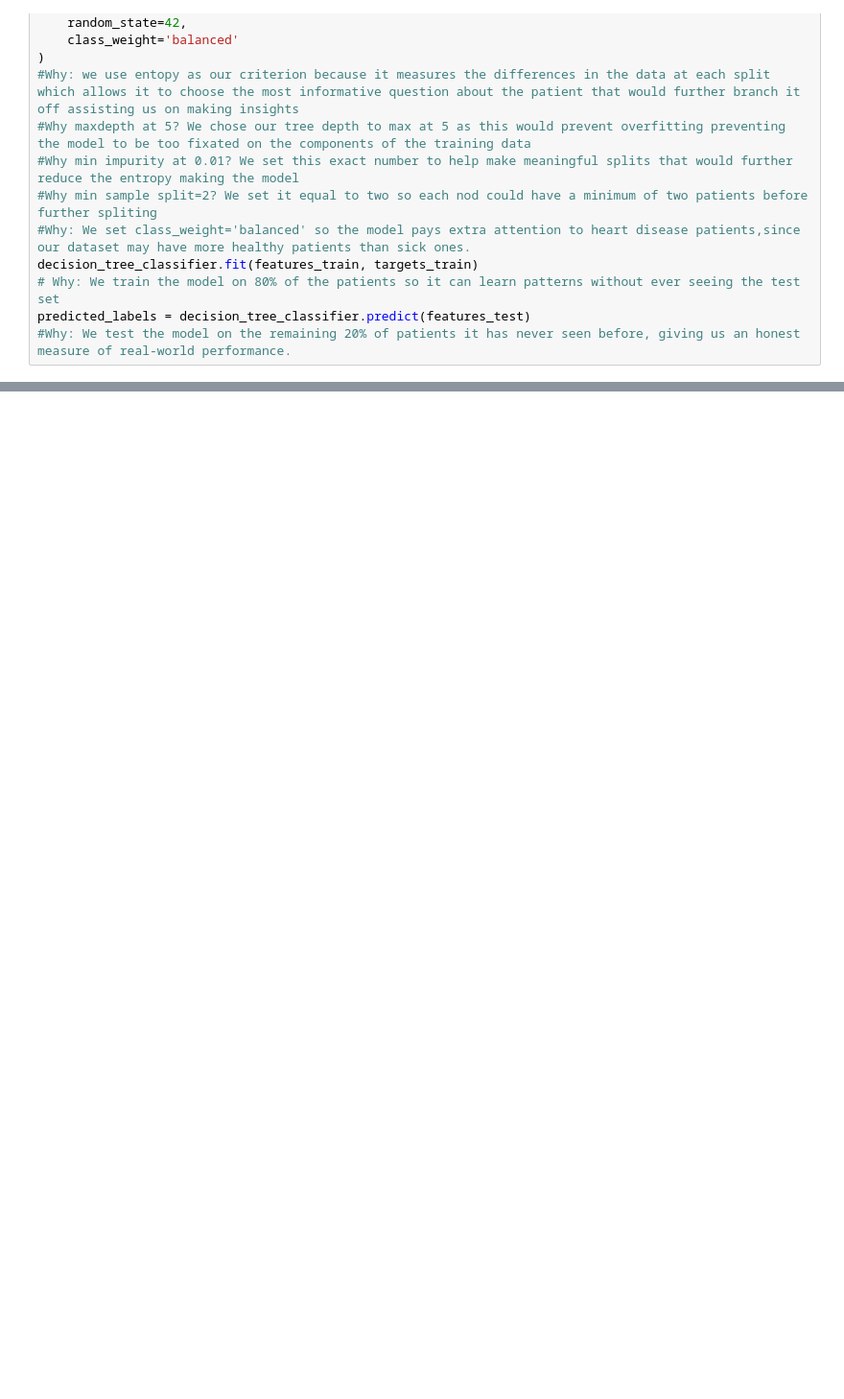
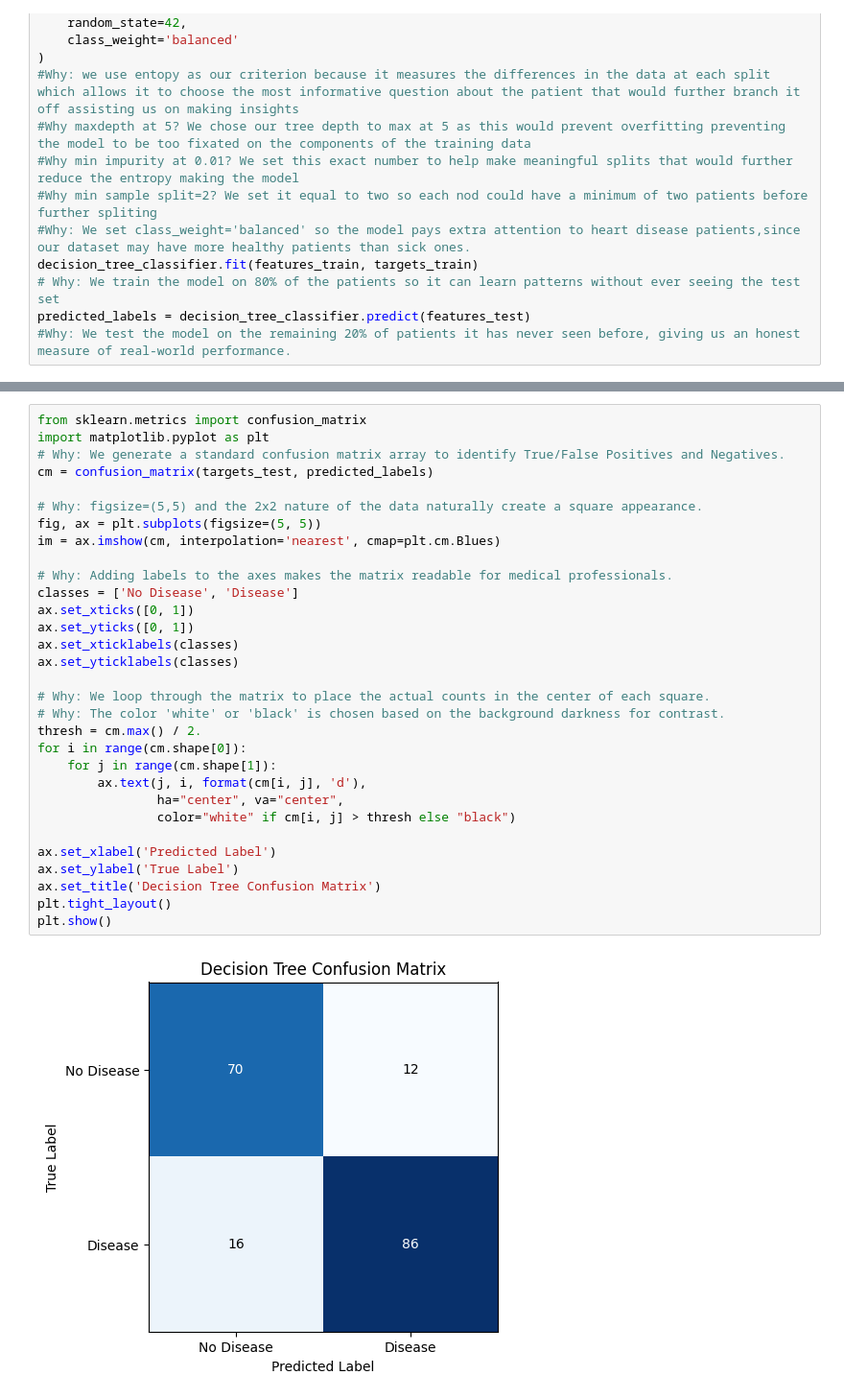
Before and after one commit to DavidZapirtanLainer/Data221_FinalProject, a Jupyter notebook: Decision_Tree_Model.ipynb, the cells around one changed output, grey strips where cells are left out. Shown at 96% size. Saved outputs shown, nothing was run; the diff lists cells and outputs as text; blank space fills up the shorter version.

Commit message:
Create Confusion Matrix Squares for each model

```diff
--- a/Decision_Tree_Model.ipynb
+++ b/Decision_Tree_Model.ipynb
@@ -79 +79,34 @@ Decision Tree Model Performance:
+# %%
+from sklearn.metrics import confusion_matrix
+import matplotlib.pyplot as plt
+# Why: We generate a standard confusion matrix array to identify True/False Positives and Negatives.
+cm = confusion_matrix(targets_test, predicted_labels)
+
+# Why: figsize=(5,5) and the 2x2 nature of the data naturally create a square appearance.
+fig, ax = plt.subplots(figsize=(5, 5))
+im = ax.imshow(cm, interpolation='nearest', cmap=plt.cm.Blues)
+
+# Why: Adding labels to the axes makes the matrix readable for medical professionals.
+classes = ['No Disease', 'Disease']
+ax.set_xticks([0, 1])
+ax.set_yticks([0, 1])
+ax.set_xticklabels(classes)
+ax.set_yticklabels(classes)
+
+# Why: We loop through the matrix to place the actual counts in the center of each square.
+# Why: The color 'white' or 'black' is chosen based on the background darkness for contrast.
+thresh = cm.max() / 2.
+for i in range(cm.shape[0]):
+    for j in range(cm.shape[1]):
+        ax.text(j, i, format(cm[i, j], 'd'),
+                ha="center", va="center",
+                color="white" if cm[i, j] > thresh else "black")
+
+ax.set_xlabel('Predicted Label')
+ax.set_ylabel('True Label')
+ax.set_title('Decision Tree Confusion Matrix')
+plt.tight_layout()
+plt.show()
+# %% [output]
+[figure, added]
 # %%
```
Also changed, not shown: parts of 2 cells of this notebook, 5 other files.
